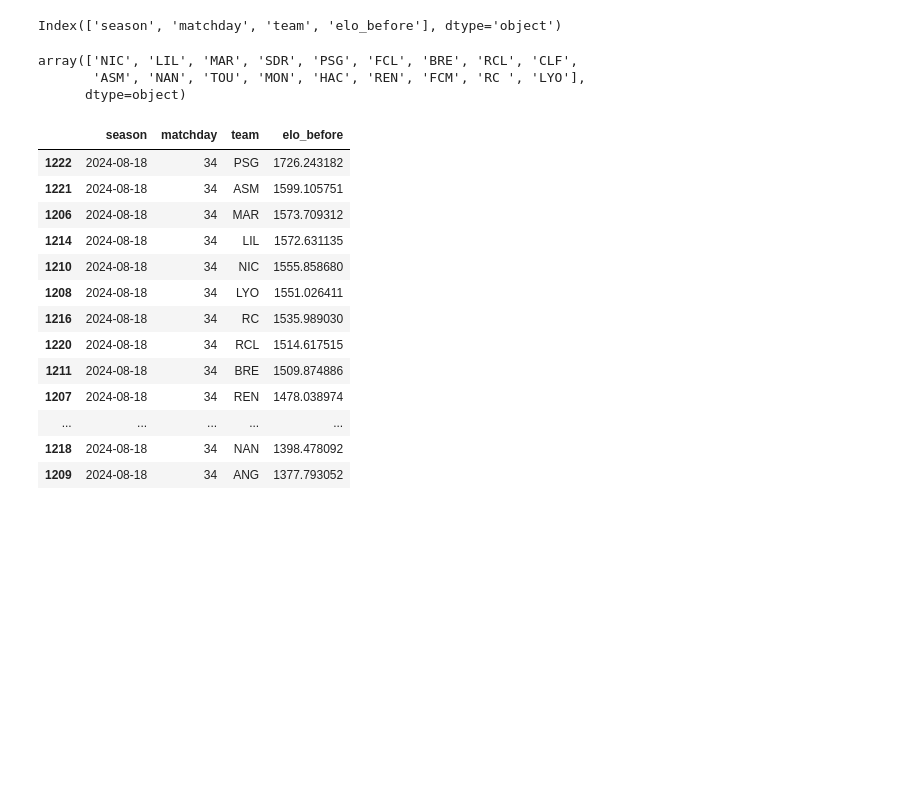
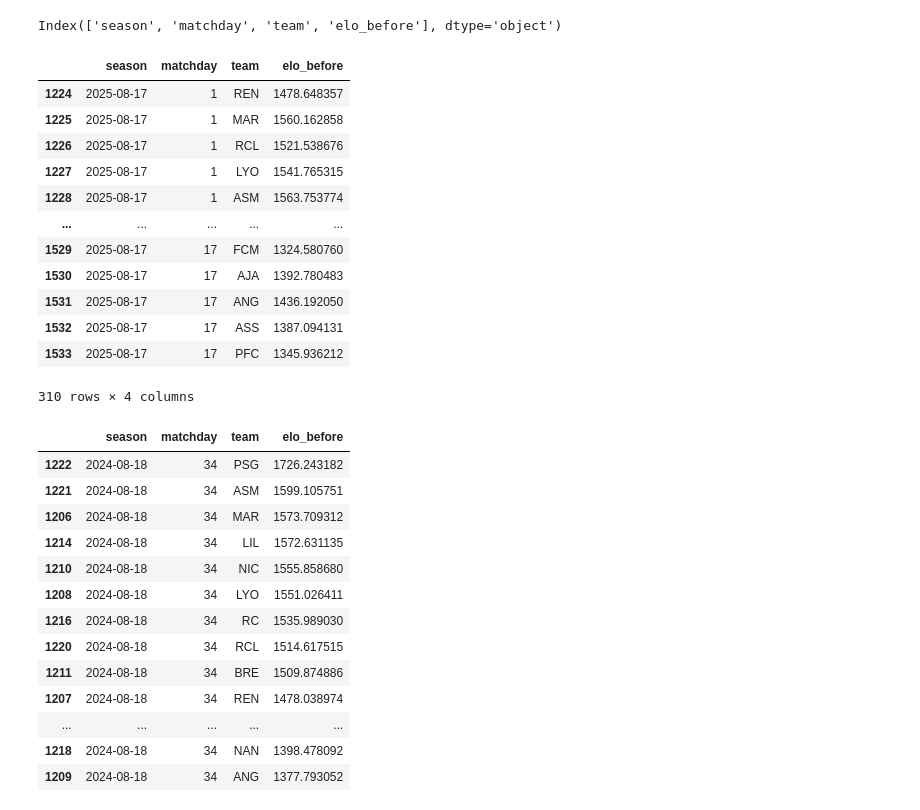
Before and after one commit to judithbreaud/ligue1_viz, a Jupyter notebook: notebooks/explore.ipynb, the cells around one changed output. Drawn from its saved outputs; the diff is of its cells as text; code cells hidden in the pictures; blank space fills up the shorter version.

```diff
--- a/notebooks/explore.ipynb
+++ b/notebooks/explore.ipynb
@@ -19,11 +19,21 @@ history_elo_23=history_elo[history_elo.season=="2023-08-11"]
 history_elo_24=history_elo[history_elo.season=="2024-08-18"]
 history_elo_25=history_elo[history_elo.season=="2025-08-17"]
 # %%
-history_elo_23.team.unique()
+history_elo_25
 # %% [output]
+|  | season | matchday | team | elo_before |
+| 1224 | 2025-08-17 | 1 | REN | 1478.648357 |
+| 1225 | 2025-08-17 | 1 | MAR | 1560.162858 |
+| 1226 | 2025-08-17 | 1 | RCL | 1521.538676 |
+| 1227 | 2025-08-17 | 1 | LYO | 1541.765315 |
+| 1228 | 2025-08-17 | 1 | ASM | 1563.753774 |
+| ... | ... | ... | ... | ... |
+| 1529 | 2025-08-17 | 17 | FCM | 1324.580760 |
+| 1530 | 2025-08-17 | 17 | AJA | 1392.780483 |
+| 1531 | 2025-08-17 | 17 | ANG | 1436.192050 |
+| 1532 | 2025-08-17 | 17 | ASS | 1387.094131 |
+| 1533 | 2025-08-17 | 17 | PFC | 1345.936212 |
-array(['NIC', 'LIL', 'MAR', 'SDR', 'PSG', 'FCL', 'BRE', 'RCL', 'CLF',
-       'ASM', 'NAN', 'TOU', 'MON', 'HAC', 'REN', 'FCM', 'RC ', 'LYO'],
-      dtype=object)
+310 rows × 4 columns
 # %%
 history_elo_24[history_elo_24.matchday==max(history_elo_24.matchday)].sort_values(by='elo_before',axis=0,ascending=False)
 # %% [output]
```
Also changed, not shown: parts of 5 cells of this notebook.
